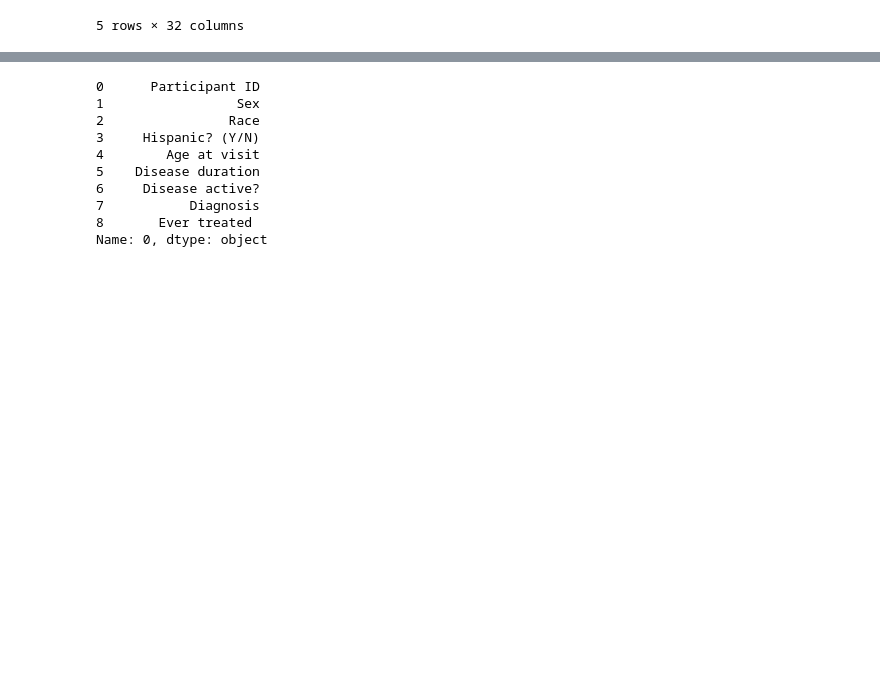
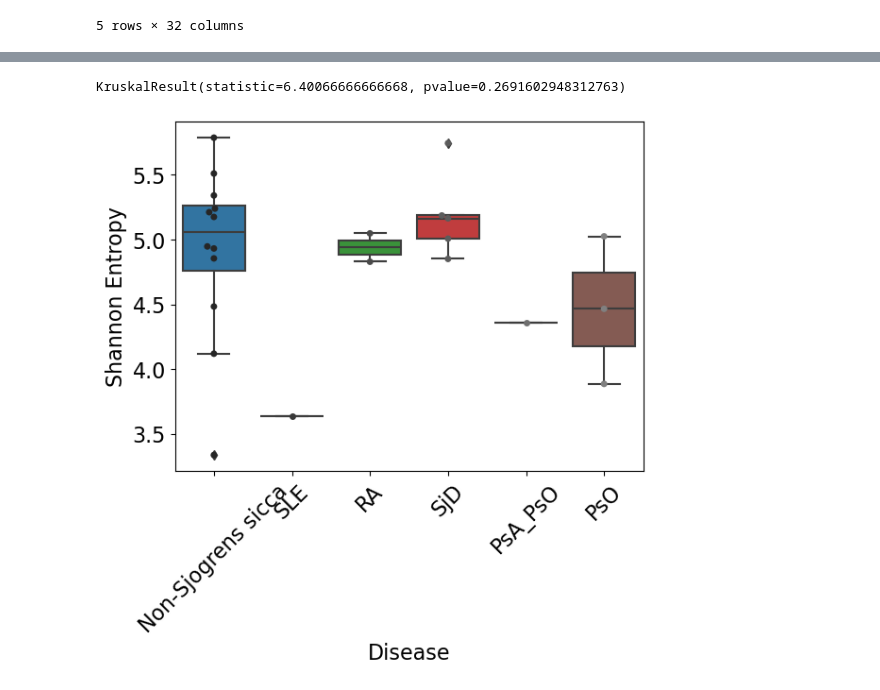
Before and after one commit to kbpi314/ampaim, a Jupyter notebook: code/MSQ141.ipynb, the cells around one changed output, grey strips where cells are left out. Cells and saved outputs as stored; diff of their text form; code cells hidden in the pictures; blank space fills up the shorter version.

```diff
--- a/code/MSQ141.ipynb
+++ b/code/MSQ141.ipynb
@@ -102,13 +112,29 @@ Name: 31, dtype: object
-# %%
-header_RB
-# %% [output]
-0      Participant ID
-1                 Sex
-2                Race
-3     Hispanic? (Y/N)
-4        Age at visit
-5    Disease duration
-6     Disease active?
-7           Diagnosis
-8       Ever treated
-Name: 0, dtype: object
+# %%
+# plot nicer alpha div
+df_alpha = pd.read_csv(path + 'inputs/Qiime2_0_MSQ141/adiv_shannon.tsv', sep='\t')
+df_alpha = df_alpha.iloc[1:,:]
+df_alpha = df_alpha.set_index('id')
+
+# drop CD
+df_alpha = df_alpha[df_alpha['IllnessNotes'] != 'cd']
+
+# convert to float
+df_alpha['shannon_entropy'] = df_alpha['shannon_entropy'].map(lambda x: float(x))
+
+# KW test
+print(scipy.stats.kruskal(*list(df_alpha.groupby('IllnessNotes')['shannon_entropy'].apply(list).values), nan_policy='propagate', axis=0, keepdims=False))
+
+# do sns
+ax = sns.boxplot(data=df_alpha, x='IllnessNotes', y='shannon_entropy')
+sns.swarmplot(data=df_alpha, x='IllnessNotes', y='shannon_entropy', palette='dark:grey', hue=None)
+
+# ax.axes.set_title("Title",fontsize=48)
+ax.set_ylabel("Shannon Entropy",fontsize=16)
+ax.set_xlabel("Disease",fontsize=16)
+ax.tick_params(labelsize=16)
+plt.xticks(rotation=45)
+
+plt.savefig(path + 'inputs/Qiime2_0_MSQ141/adiv.pdf')
+# %% [output]
+KruskalResult(statistic=6.40066666666668, pvalue=0.2691602948312763)
+[figure, added]
```
Also changed, not shown: parts of 12 cells of this notebook.
